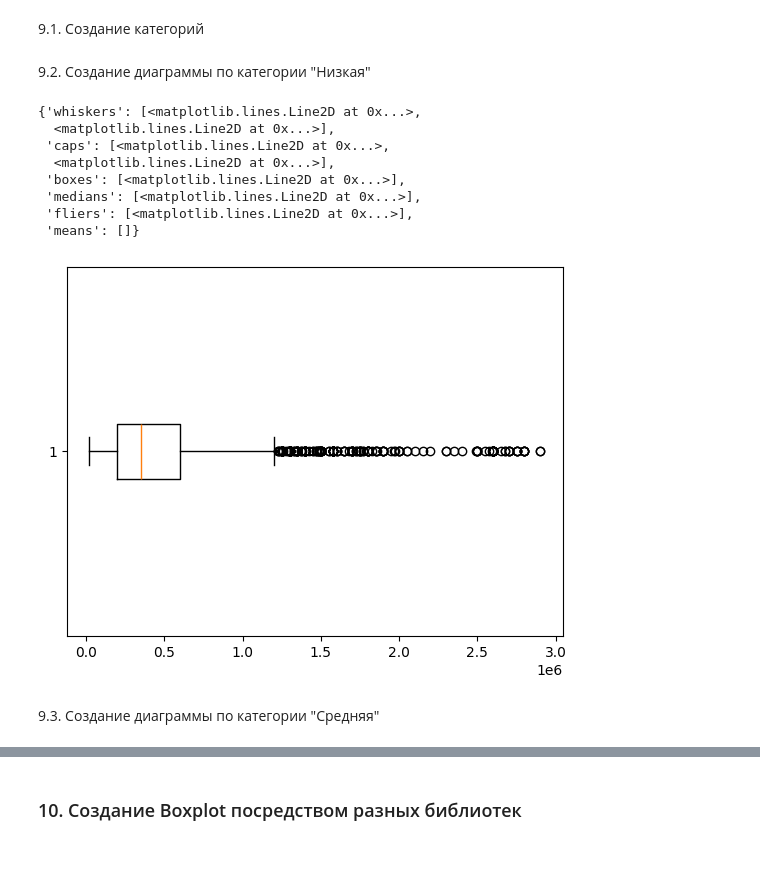
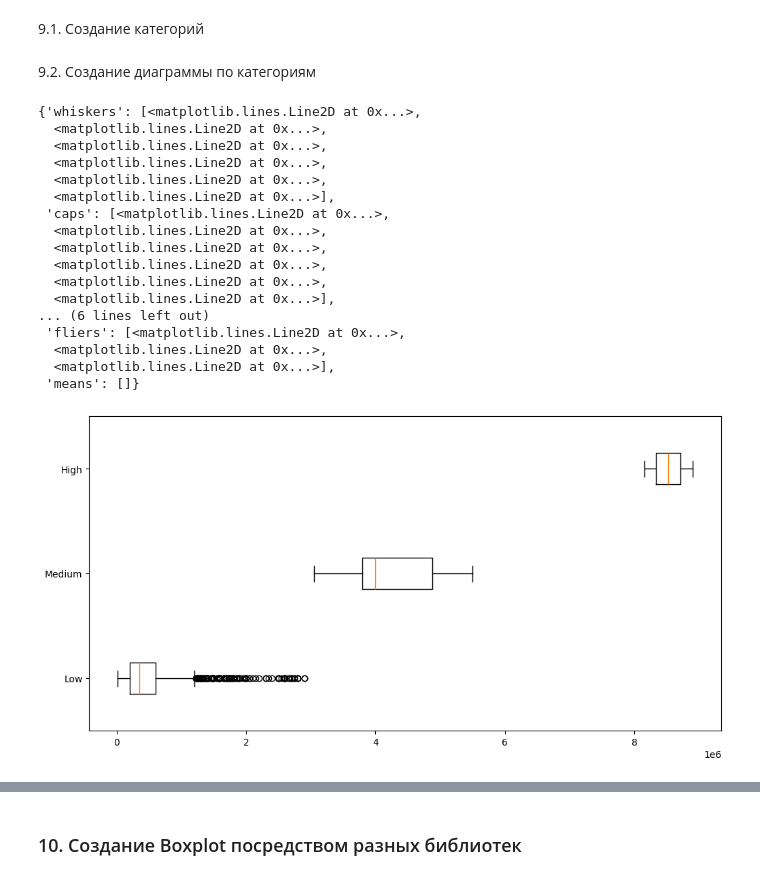
Before and after one commit to k0repan/data_analisys_lab2, a Jupyter notebook: ЛР2_Корепанов_14.ipynb, the cells around one changed output, grey strips where cells are left out. Drawn from its saved outputs; the diff is of its cells as text; code cells hidden in the pictures.

```diff
--- a/ЛР2_Корепанов_14.ipynb
+++ b/ЛР2_Корепанов_14.ipynb
@@ -303,20 +303,34 @@ plt.boxplot(df["KmDriven"], vert=False)
 # Категоризация
 df["PriceCategory"] = pd.cut(df["SellingPrice"], bins=3, labels=["Low", "Medium", "High"])
 # %% [markdown]
-9.2. Создание диаграммы по категории "Низкая"
+9.2. Создание диаграммы по категориям
 # %%
-# Создание диаграммы по категории "Низкая"
-filtered_df = df[df["PriceCategory"] == "Low"]
-plt.boxplot(filtered_df["SellingPrice"], vert=False)
+# Создание диаграммы по категориям
+fig, axes = plt.subplots(figsize=(12, 6))
+df_low = df[df["PriceCategory"] == "Low"]
+df_medium = df[df["PriceCategory"] == "Medium"]
+df_high = df[df["PriceCategory"] == "High"]
+
+axes.boxplot(
+    [df_low["SellingPrice"], df_medium["SellingPrice"], df_high["SellingPrice"]],
+    vert=False, tick_labels=["Low", "Medium", "High"]
+)
 # %% [output]
 {'whiskers': [<matplotlib.lines.Line2D at 0x...>,
+  <matplotlib.lines.Line2D at 0x...>,
+  <matplotlib.lines.Line2D at 0x...>,
+  <matplotlib.lines.Line2D at 0x...>,
+  <matplotlib.lines.Line2D at 0x...>,
   <matplotlib.lines.Line2D at 0x...>],
  'caps': [<matplotlib.lines.Line2D at 0x...>,
+  <matplotlib.lines.Line2D at 0x...>,
+  <matplotlib.lines.Line2D at 0x...>,
+  <matplotlib.lines.Line2D at 0x...>,
+  <matplotlib.lines.Line2D at 0x...>,
   <matplotlib.lines.Line2D at 0x...>],
- 'boxes': [<matplotlib.lines.Line2D at 0x...>],
- 'medians': [<matplotlib.lines.Line2D at 0x...>],
- 'fliers': [<matplotlib.lines.Line2D at 0x...>],
+... (6 lines left out)
+ 'fliers': [<matplotlib.lines.Line2D at 0x...>,
+  <matplotlib.lines.Line2D at 0x...>,
+  <matplotlib.lines.Line2D at 0x...>],
  'means': []}
-[figure, old version]
+[figure, new version]
-# %% [markdown]
-9.3. Создание диаграммы по категории "Средняя"
```
Also changed, not shown: parts of 9 cells of this notebook.
